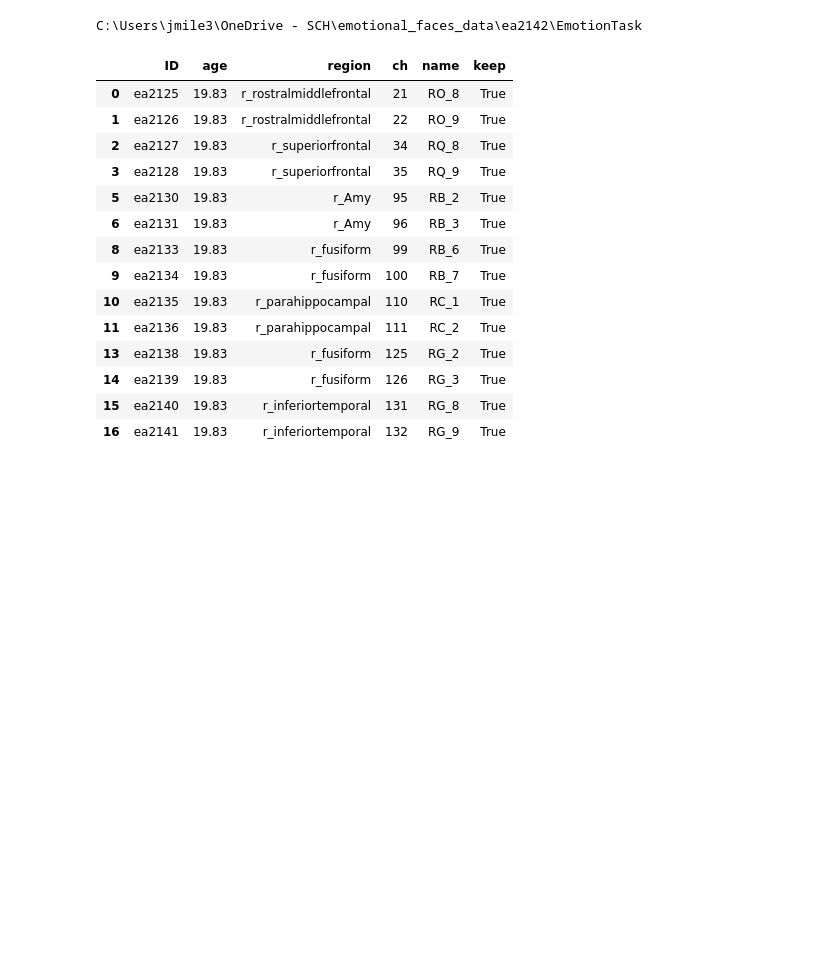
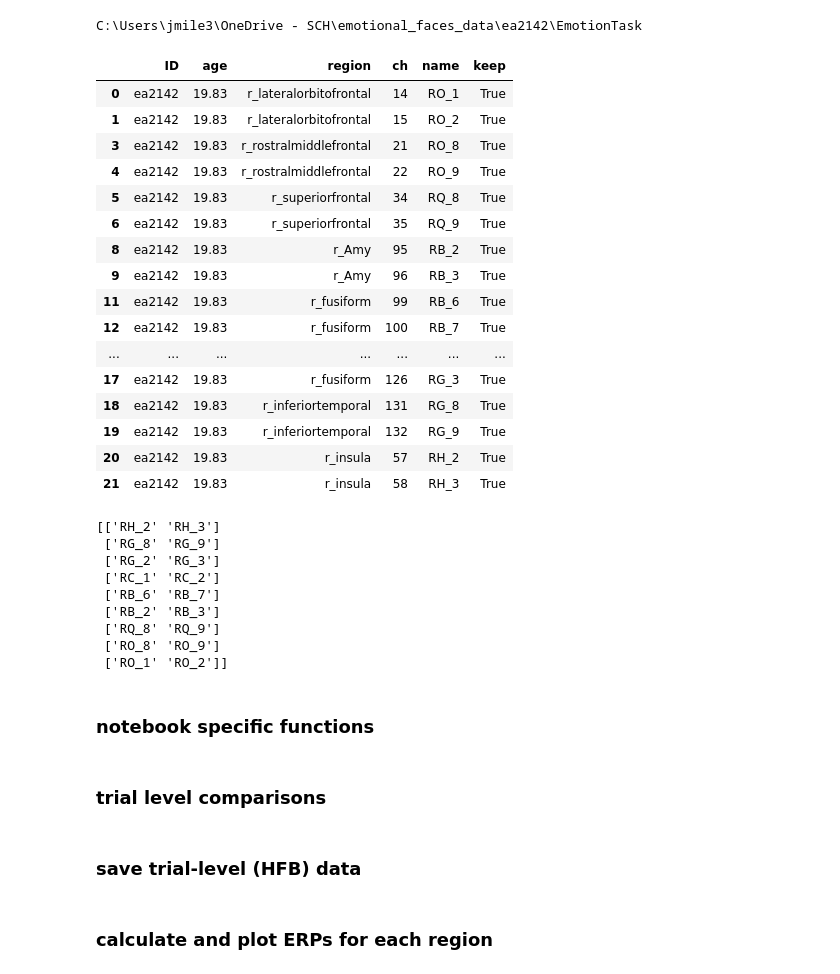
Before and after one commit to jtmiles/GRID_lab_python, a Jupyter notebook: calc_ERP_feats.ipynb, the cells around one changed output. Cells and saved outputs as stored; diff of their text form; code cells hidden in the pictures; blank space fills up the shorter version.

```diff
--- a/calc_ERP_feats.ipynb
+++ b/calc_ERP_feats.ipynb
@@ -57,41 +59,54 @@ C:\Users\jmile3\OneDrive - SCH\emotional_faces_data\ea2142\EmotionTask
 # %%
 # load each data file
 
 montage = read_data.load_info(fstr,ftype="montage")
 montage.name = montage.name.replace(" ","",regex=True)
 origfs,data = read_data.load_iEEG(fstr,load_meta=True)
 events = read_data.load_info(fstr,ftype="events")
 data.columns = data.columns.str.replace(r"\s+", "", regex=True)
 
 try:
     origtime = pd.to_datetime(data.time,format='%H:%M:%S.%f')
 except AttributeError:
     origtime = pd.to_datetime(data.index,format='%H:%M:%S.%f')
 
 origts = np.array(origtime-origtime[0])/ np.timedelta64(1, 's')
 
 if origfs == None:
     origfs = 1/np.diff(origts).astype("float64").mean()
     print("original sampling frequency not declared, calculated as: "+str(origfs)+" Hz")
 
 montage = montage.loc[(montage.keep)&(montage.region!="DC_sync"),:]
 display(montage)
 
 # Align traces to image onsets
 img_ts = origts[events.img_on_ix]
+pairs_list = np.array(utils.find_valid_pairs(montage["name"].to_list(),montage["region"].to_list()))
+print(pairs_list)
 # %% [output]
 |  | ID | age | region | ch | name | keep |
-| 0 | ea2125 | 19.83 | r_rostralmiddlefrontal | 21 | RO_8 | True |
-| 1 | ea2126 | 19.83 | r_rostralmiddlefrontal | 22 | RO_9 | True |
-| 2 | ea2127 | 19.83 | r_superiorfrontal | 34 | RQ_8 | True |
-| 3 | ea2128 | 19.83 | r_superiorfrontal | 35 | RQ_9 | True |
-| 5 | ea2130 | 19.83 | r_Amy | 95 | RB_2 | True |
-| 6 | ea2131 | 19.83 | r_Amy | 96 | RB_3 | True |
-| 8 | ea2133 | 19.83 | r_fusiform | 99 | RB_6 | True |
-| 9 | ea2134 | 19.83 | r_fusiform | 100 | RB_7 | True |
-| 10 | ea2135 | 19.83 | r_parahippocampal | 110 | RC_1 | True |
-| 11 | ea2136 | 19.83 | r_parahippocampal | 111 | RC_2 | True |
-| 13 | ea2138 | 19.83 | r_fusiform | 125 | RG_2 | True |
-| 14 | ea2139 | 19.83 | r_fusiform | 126 | RG_3 | True |
-| 15 | ea2140 | 19.83 | r_inferiortemporal | 131 | RG_8 | True |
-| 16 | ea2141 | 19.83 | r_inferiortemporal | 132 | RG_9 | True |
+| 0 | ea2142 | 19.83 | r_lateralorbitofrontal | 14 | RO_1 | True |
+| 1 | ea2142 | 19.83 | r_lateralorbitofrontal | 15 | RO_2 | True |
+| 3 | ea2142 | 19.83 | r_rostralmiddlefrontal | 21 | RO_8 | True |
+| 4 | ea2142 | 19.83 | r_rostralmiddlefrontal | 22 | RO_9 | True |
+| 5 | ea2142 | 19.83 | r_superiorfrontal | 34 | RQ_8 | True |
+| 6 | ea2142 | 19.83 | r_superiorfrontal | 35 | RQ_9 | True |
+| 8 | ea2142 | 19.83 | r_Amy | 95 | RB_2 | True |
+| 9 | ea2142 | 19.83 | r_Amy | 96 | RB_3 | True |
+| 11 | ea2142 | 19.83 | r_fusiform | 99 | RB_6 | True |
+| 12 | ea2142 | 19.83 | r_fusiform | 100 | RB_7 | True |
+| ... | ... | ... | ... | ... | ... | ... |
+| 17 | ea2142 | 19.83 | r_fusiform | 126 | RG_3 | True |
+| 18 | ea2142 | 19.83 | r_inferiortemporal | 131 | RG_8 | True |
+| 19 | ea2142 | 19.83 | r_inferiortemporal | 132 | RG_9 | True |
+| 20 | ea2142 | 19.83 | r_insula | 57 | RH_2 | True |
+| 21 | ea2142 | 19.83 | r_insula | 58 | RH_3 | True |
+[['RH_2' 'RH_3']
+ ['RG_8' 'RG_9']
+ ['RG_2' 'RG_3']
+ ['RC_1' 'RC_2']
+ ['RB_6' 'RB_7']
+ ['RB_2' 'RB_3']
+ ['RQ_8' 'RQ_9']
+ ['RO_8' 'RO_9']
+ ['RO_1' 'RO_2']]
@@ -126,0 +113,2 @@ def template_extrema(template, ixA=0, ixB=origfs):
+# %% [markdown]
+### notebook specific functions
@@ -126,0 +217,2 @@ def template_extrema(template, ixA=0, ixB=origfs):
+# %% [markdown]
+### trial level comparisons
@@ -126,0 +285,2 @@ def template_extrema(template, ixA=0, ixB=origfs):
+# %% [markdown]
+### save trial-level (HFB) data
@@ -127 +292,3 @@ def template_extrema(template, ixA=0, ixB=origfs):
+# %% [markdown]
+### calculate and plot ERPs for each region
 # %%
```
Also changed, not shown: parts of 28 cells of this notebook, 9 other files.
